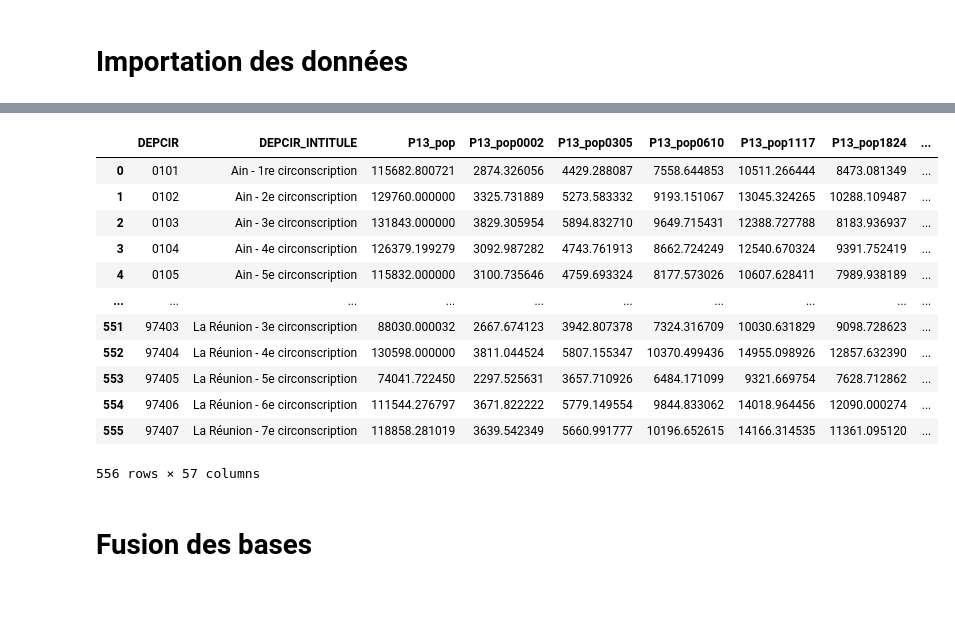
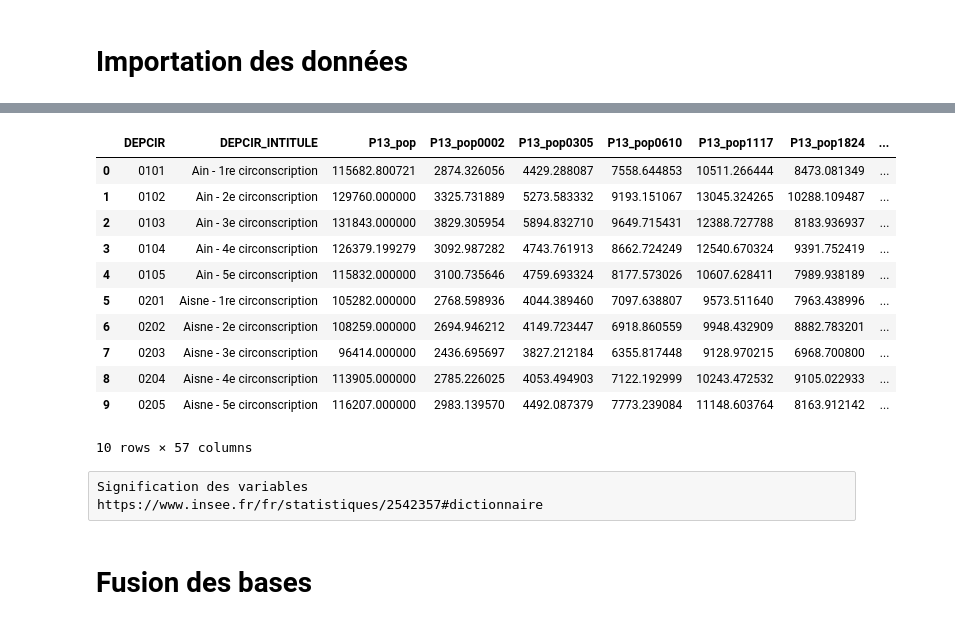
Before and after one commit to p-contamin/Prediction-de-l-activite-des-deputes-francais, a Jupyter notebook: 1. Rassemblement des données/Script circonscriptions .ipynb, the cells around one changed output, grey strips where cells are left out. Saved outputs shown, nothing was run; the diff lists cells and outputs as text; code cells hidden in the pictures; blank space fills up the shorter version.

```diff
--- a/1. Rassemblement des données/Script circonscriptions .ipynb
+++ b/1. Rassemblement des données/Script circonscriptions .ipynb
@@ -10,19 +42,21 @@ sociodemographie = pd.read_excel('https://www.insee.fr/fr/statistiques/fichier/2
 # %%
-sociodemographie
+sociodemographie.head(10)
 # %% [output]
 |  | DEPCIR | DEPCIR_INTITULE | P13_pop | P13_pop0002 | P13_pop0305 | P13_pop0610 | P13_pop1117 | P13_pop1824 | ... |
 | 0 | 0101 | Ain - 1re circonscription | 115682.800721 | 2874.326056 | 4429.288087 | 7558.644853 | 10511.266444 | 8473.081349 | ... |
 | 1 | 0102 | Ain - 2e circonscription | 129760.000000 | 3325.731889 | 5273.583332 | 9193.151067 | 13045.324265 | 10288.109487 | ... |
 | 2 | 0103 | Ain - 3e circonscription | 131843.000000 | 3829.305954 | 5894.832710 | 9649.715431 | 12388.727788 | 8183.936937 | ... |
 | 3 | 0104 | Ain - 4e circonscription | 126379.199279 | 3092.987282 | 4743.761913 | 8662.724249 | 12540.670324 | 9391.752419 | ... |
 | 4 | 0105 | Ain - 5e circonscription | 115832.000000 | 3100.735646 | 4759.693324 | 8177.573026 | 10607.628411 | 7989.938189 | ... |
-| ... | ... | ... | ... | ... | ... | ... | ... | ... | ... |
-| 551 | 97403 | La Réunion - 3e circonscription | 88030.000032 | 2667.674123 | 3942.807378 | 7324.316709 | 10030.631829 | 9098.728623 | ... |
-| 552 | 97404 | La Réunion - 4e circonscription | 130598.000000 | 3811.044524 | 5807.155347 | 10370.499436 | 14955.098926 | 12857.632390 | ... |
-| 553 | 97405 | La Réunion - 5e circonscription | 74041.722450 | 2297.525631 | 3657.710926 | 6484.171099 | 9321.669754 | 7628.712862 | ... |
-| 554 | 97406 | La Réunion - 6e circonscription | 111544.276797 | 3671.822222 | 5779.149554 | 9844.833062 | 14018.964456 | 12090.000274 | ... |
-| 555 | 97407 | La Réunion - 7e circonscription | 118858.281019 | 3639.542349 | 5660.991777 | 10196.652615 | 14166.314535 | 11361.095120 | ... |
+| 5 | 0201 | Aisne - 1re circonscription | 105282.000000 | 2768.598936 | 4044.389460 | 7097.638807 | 9573.511640 | 7963.438996 | ... |
+| 6 | 0202 | Aisne - 2e circonscription | 108259.000000 | 2694.946212 | 4149.723447 | 6918.860559 | 9948.432909 | 8882.783201 | ... |
+| 7 | 0203 | Aisne - 3e circonscription | 96414.000000 | 2436.695697 | 3827.212184 | 6355.817448 | 9128.970215 | 6968.700800 | ... |
+| 8 | 0204 | Aisne - 4e circonscription | 113905.000000 | 2785.226025 | 4053.494903 | 7122.192999 | 10243.472532 | 9105.022933 | ... |
+| 9 | 0205 | Aisne - 5e circonscription | 116207.000000 | 2983.139570 | 4492.087379 | 7773.239084 | 11148.603764 | 8163.912142 | ... |
-556 rows × 57 columns
+10 rows × 57 columns
+# %% [raw]
+Signification des variables
+https://www.insee.fr/fr/statistiques/2542357#dictionnaire
 # %% [markdown]
 # Fusion des bases
 # %%
```
Also changed, not shown: parts of 18 cells of this notebook.
